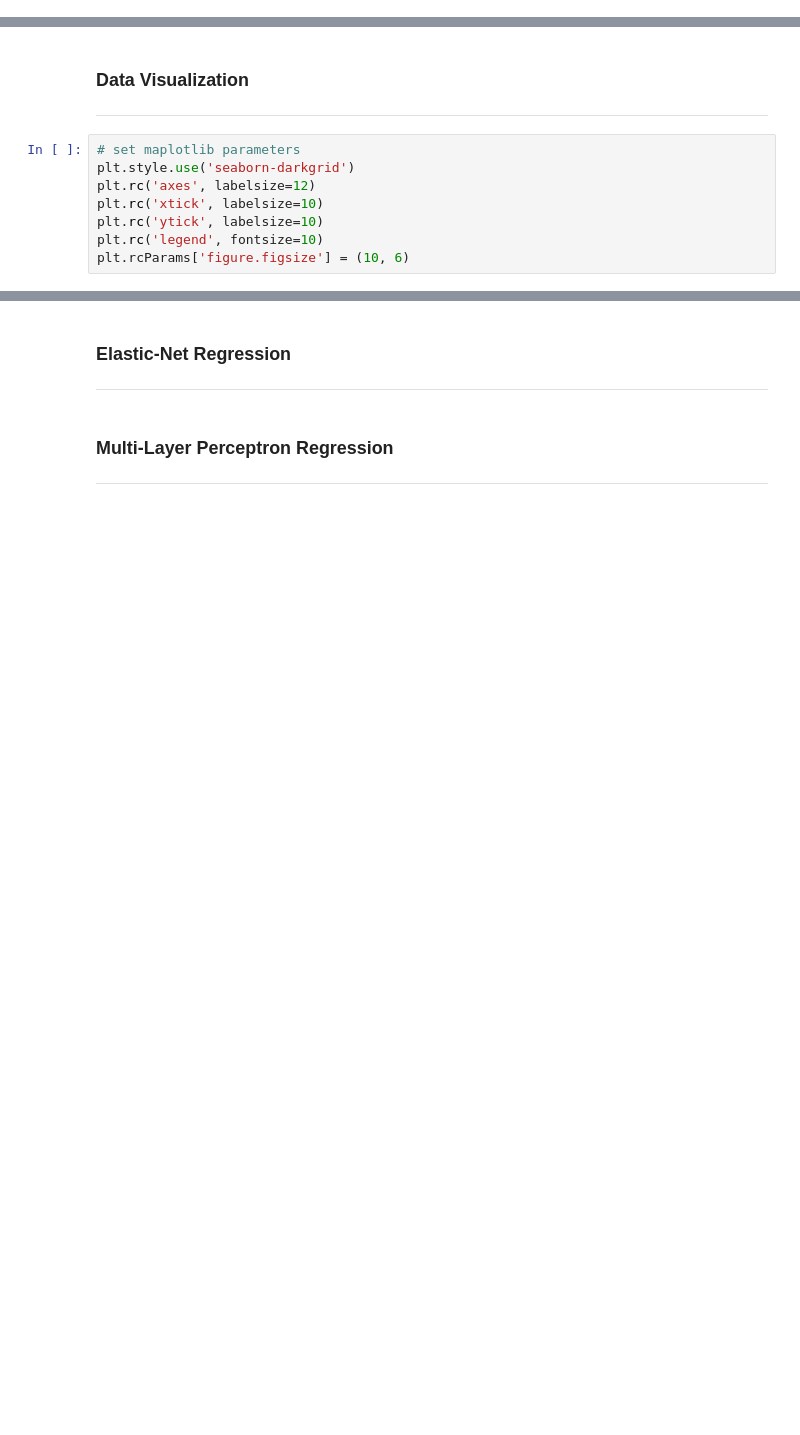
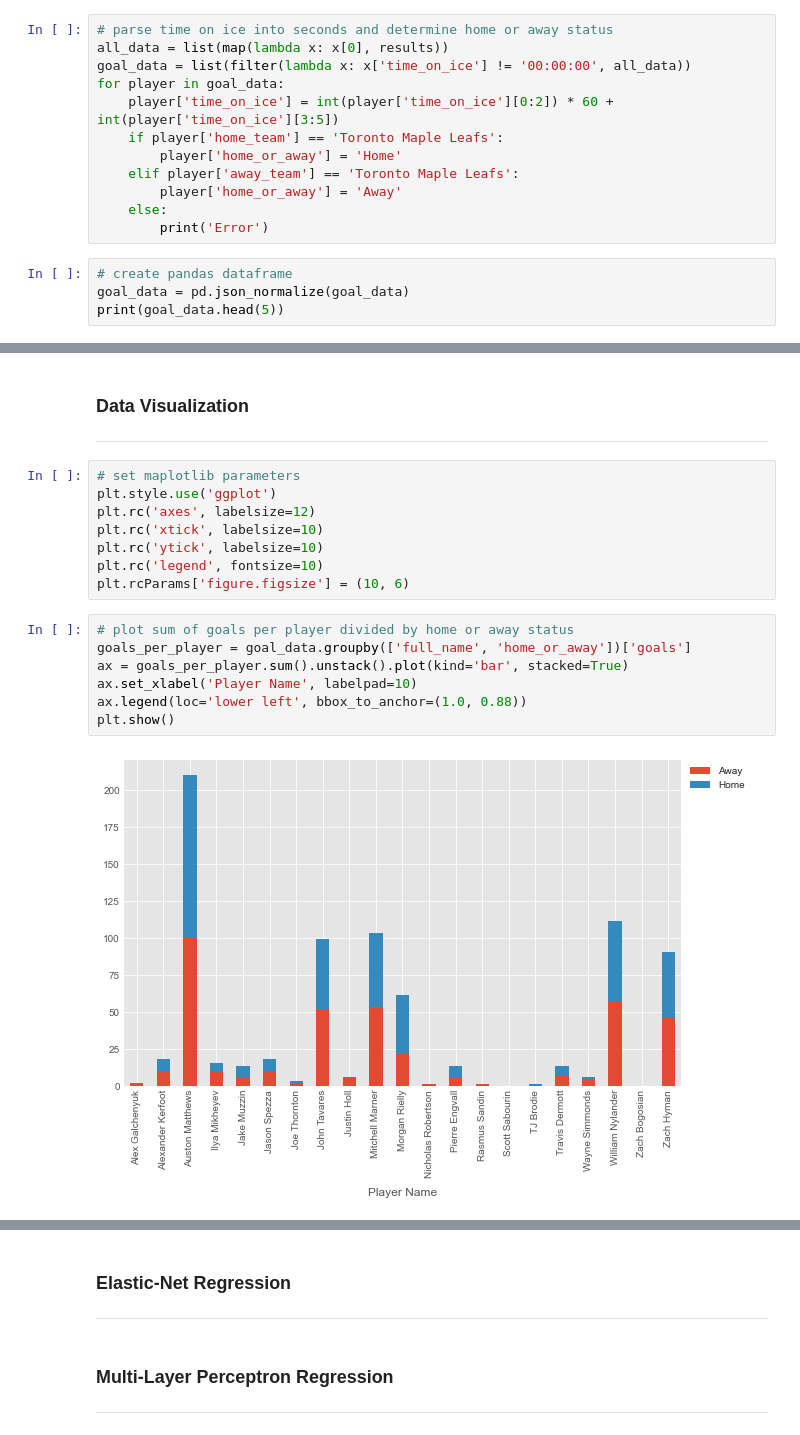
Before and after one commit to tangtan2/50_In_07, a Jupyter notebook: python/src/notebooks/player_goals_regression.ipynb, the cells around one changed output, grey strips where cells are left out. Saved outputs shown, nothing was run; the diff lists cells and outputs as text; blank space fills up the shorter version.

```diff
--- a/python/src/notebooks/player_goals_regression.ipynb
+++ b/python/src/notebooks/player_goals_regression.ipynb
@@ -21,3 +64,19 @@ connection = psycopg2.connect(
 # %%
 # close connection
 connection.close()
+# %%
+# parse time on ice into seconds and determine home or away status
+all_data = list(map(lambda x: x[0], results))
+goal_data = list(filter(lambda x: x['time_on_ice'] != '00:00:00', all_data))
+for player in goal_data:
+    player['time_on_ice'] = int(player['time_on_ice'][0:2]) * 60 + int(player['time_on_ice'][3:5])
+    if player['home_team'] == 'Toronto Maple Leafs':
+        player['home_or_away'] = 'Home'
+    elif player['away_team'] == 'Toronto Maple Leafs':
+        player['home_or_away'] = 'Away'
+    else:
+        print('Error')
+# %%
+# create pandas dataframe
+goal_data = pd.json_normalize(goal_data)
+print(goal_data.head(5))
@@ -26,9 +103,18 @@ connection.close()
 ___
 # %%
 # set maplotlib parameters
-plt.style.use('seaborn-darkgrid')
+plt.style.use('ggplot')
 plt.rc('axes', labelsize=12)
 plt.rc('xtick', labelsize=10)
 plt.rc('ytick', labelsize=10)
 plt.rc('legend', fontsize=10)
 plt.rcParams['figure.figsize'] = (10, 6)
+# %%
+# plot sum of goals per player divided by home or away status
+goals_per_player = goal_data.groupby(['full_name', 'home_or_away'])['goals']
+ax = goals_per_player.sum().unstack().plot(kind='bar', stacked=True)
+ax.set_xlabel('Player Name', labelpad=10)
+ax.legend(loc='lower left', bbox_to_anchor=(1.0, 0.88))
+plt.show()
+# %% [output]
+[figure, added]
```
Also changed, not shown: parts of 11 cells of this notebook, 1 other file.
